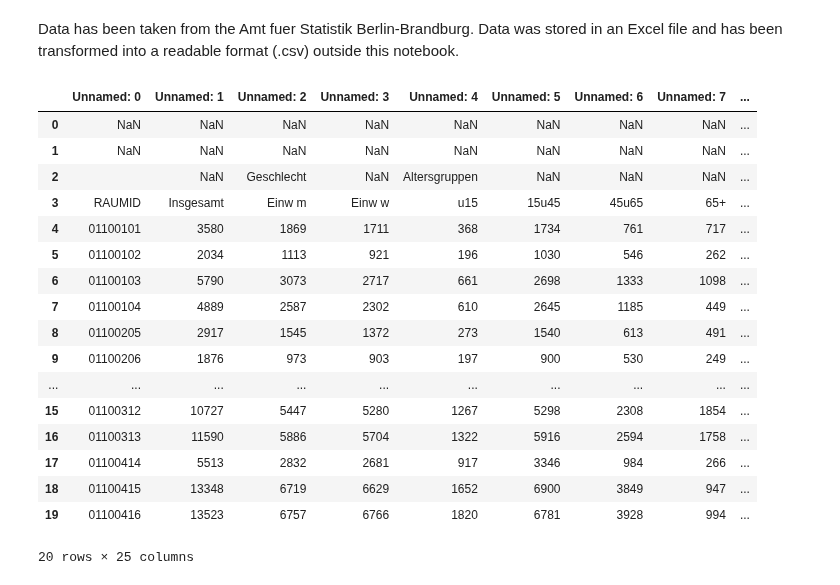
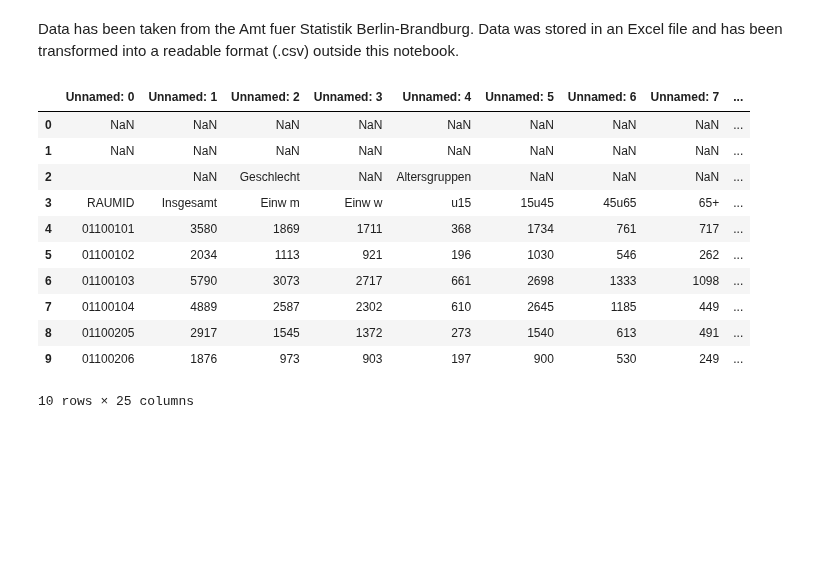
Before and after one commit to aedpluto/berlin-transport, a Jupyter notebook: python-analysis/mapping-berlin.ipynb, the cells around one changed output. Cells and saved outputs as stored; diff of their text form; code cells hidden in the pictures; blank space fills up the shorter version.

```diff
--- a/python-analysis/mapping-berlin.ipynb
+++ b/python-analysis/mapping-berlin.ipynb
@@ -190,24 +190,18 @@ Data has been taken from the Amt fuer Statistik Berlin-Brandburg. Data was store
 # %%
 # import data from excel sheet
 xlsx = pd.ExcelFile("../data/EWR-Basisdaten-LOR-20241231-1-1-.xlsx")
 demographics = pd.read_excel("../data/EWR-Basisdaten-LOR-20241231-1-1-.xlsx", sheet_name="PLR_Absolut")
-demographics.head(20)
+demographics.head(10)
 # %% [output]
 |  | Unnamed: 0 | Unnamed: 1 | Unnamed: 2 | Unnamed: 3 | Unnamed: 4 | Unnamed: 5 | Unnamed: 6 | Unnamed: 7 | ... |
 | 0 | NaN | NaN | NaN | NaN | NaN | NaN | NaN | NaN | ... |
 | 1 | NaN | NaN | NaN | NaN | NaN | NaN | NaN | NaN | ... |
 | 2 |  | NaN | Geschlecht | NaN | Altersgruppen | NaN | NaN | NaN | ... |
 | 3 | RAUMID | Insgesamt | Einw m | Einw w | u15 | 15u45 | 45u65 | 65+ | ... |
 | 4 | 01100101 | 3580 | 1869 | 1711 | 368 | 1734 | 761 | 717 | ... |
 | 5 | 01100102 | 2034 | 1113 | 921 | 196 | 1030 | 546 | 262 | ... |
 | 6 | 01100103 | 5790 | 3073 | 2717 | 661 | 2698 | 1333 | 1098 | ... |
 | 7 | 01100104 | 4889 | 2587 | 2302 | 610 | 2645 | 1185 | 449 | ... |
 | 8 | 01100205 | 2917 | 1545 | 1372 | 273 | 1540 | 613 | 491 | ... |
 | 9 | 01100206 | 1876 | 973 | 903 | 197 | 900 | 530 | 249 | ... |
-| ... | ... | ... | ... | ... | ... | ... | ... | ... | ... |
-| 15 | 01100312 | 10727 | 5447 | 5280 | 1267 | 5298 | 2308 | 1854 | ... |
-| 16 | 01100313 | 11590 | 5886 | 5704 | 1322 | 5916 | 2594 | 1758 | ... |
-| 17 | 01100414 | 5513 | 2832 | 2681 | 917 | 3346 | 984 | 266 | ... |
-| 18 | 01100415 | 13348 | 6719 | 6629 | 1652 | 6900 | 3849 | 947 | ... |
-| 19 | 01100416 | 13523 | 6757 | 6766 | 1820 | 6781 | 3928 | 994 | ... |
-20 rows × 25 columns
+10 rows × 25 columns
```
Also changed, not shown: parts of 9 cells of this notebook, 8 other files.
